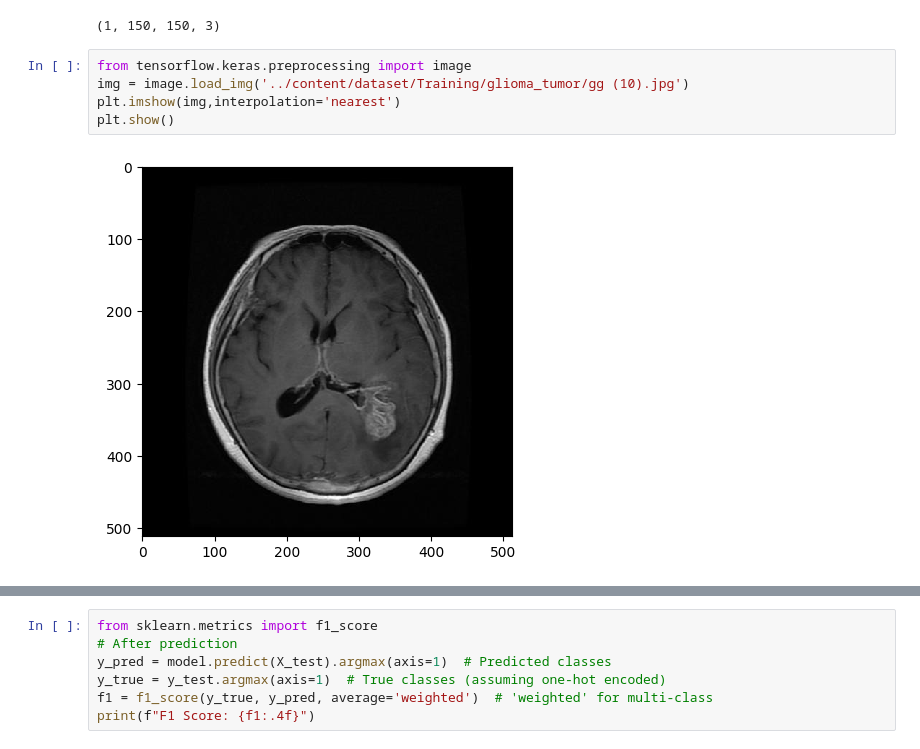
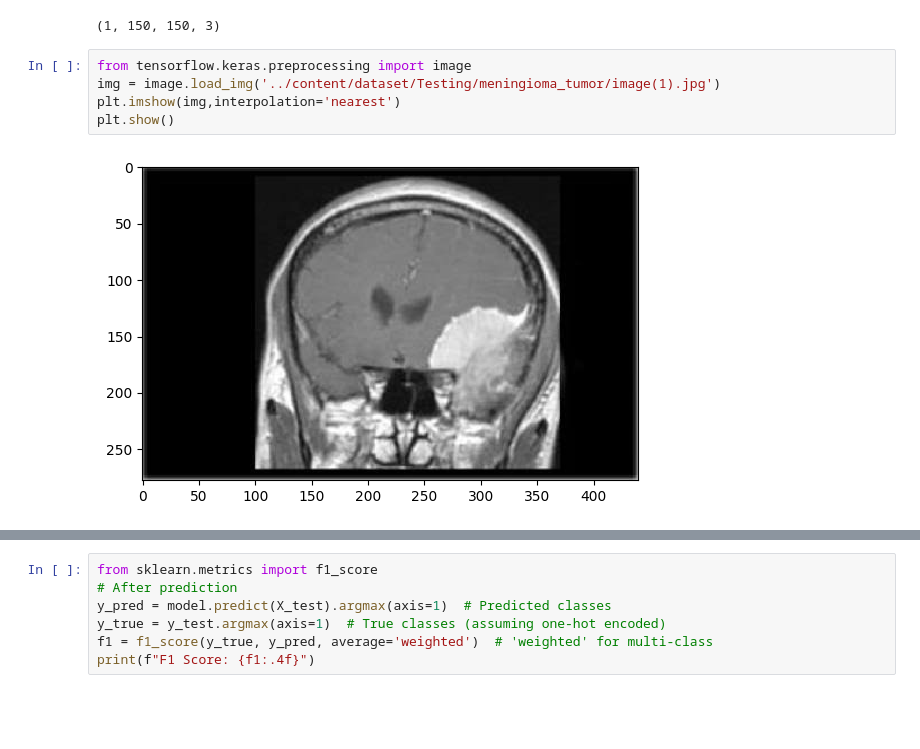
Before and after one commit to VardhanVelamakanni/Brain-Tumor-Prediction-Custom, a Jupyter notebook: braintumor.ipynb, the cells around one changed output, grey strips where cells are left out. Saved outputs shown, nothing was run; the diff lists cells and outputs as text; blank space fills up the shorter version.

```diff
--- a/braintumor.ipynb
+++ b/braintumor.ipynb
@@ -215,11 +215,11 @@ img_array.shape
 (1, 150, 150, 3)
 # %%
 from tensorflow.keras.preprocessing import image
-img = image.load_img('../content/dataset/Training/glioma_tumor/gg (10).jpg')
+img = image.load_img('../content/dataset/Testing/meningioma_tumor/image(1).jpg')
 plt.imshow(img,interpolation='nearest')
 plt.show()
 # %% [output]
-[figure, old version]
+[figure, new version]
 # %%
 a=model.predict(img_array)
 indices = a.argmax()
```
Also changed, not shown: parts of 5 cells of this notebook.
